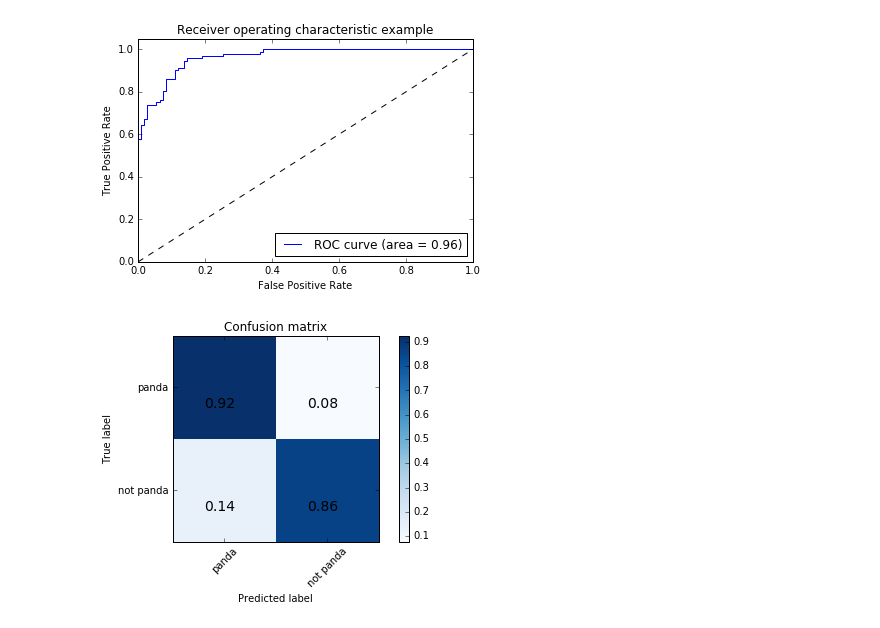
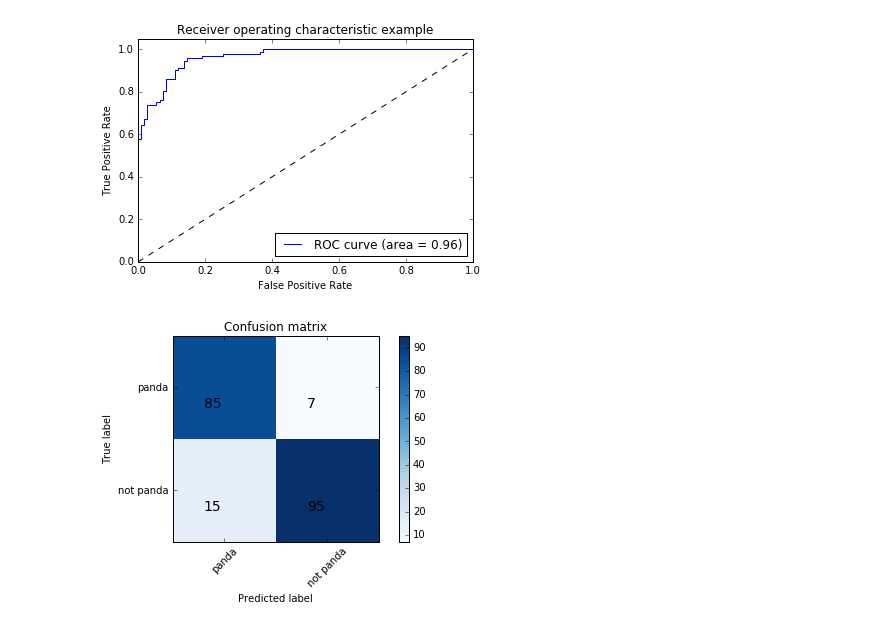
Before and after one commit to IanLondon/general_img_classifier, a Jupyter notebook: explore_classifiers.ipynb, the cells around one changed output. Drawn from its saved outputs; the diff is of its cells as text; code cells hidden in the pictures.

```diff
--- a/explore_classifiers.ipynb
+++ b/explore_classifiers.ipynb
@@ -59,24 +60,29 @@ plt.show()
 # %%
 target_labels = ['True','False']
 target_names = ['panda','not panda']
 
 y_pred = svc.predict(X_test)
 cm = metrics.confusion_matrix(y_test, y_pred, labels=target_labels)
 cm_normalized = cm.astype('float') / cm.sum(axis=1)[:, np.newaxis]
 
 def plot_confusion_matrix(cm, title='Confusion matrix', cmap=plt.cm.Blues):
     plt.imshow(cm, interpolation='nearest', cmap=cmap)
     plt.title(title)
     plt.colorbar()
     tick_marks = np.arange(len(target_names))
     plt.xticks(tick_marks, target_names, rotation=45)
     plt.yticks(tick_marks, target_names)
     plt.tight_layout()
     plt.ylabel('True label')
     plt.xlabel('Predicted label')
     for i, cas in enumerate(cm):
         for j, c in enumerate(cas):
-            plt.text(j-.2, i+.2, '%.2f' % c, fontsize=14)
-plot_confusion_matrix(cm_normalized)
+            # formatting for ints vs floats
+            if isinstance(c, int):
+                plt.text(j-.2, i+.2, c, fontsize=14)
+            else:
+                plt.text(j-.2, i+.2, '%.2f' % c, fontsize=14)
+
+plot_confusion_matrix(cm)
 # %% [output]
-[figure, old version]
+[figure, new version]
```
Also changed, not shown: parts of 3 cells of this notebook, 1 other file.
